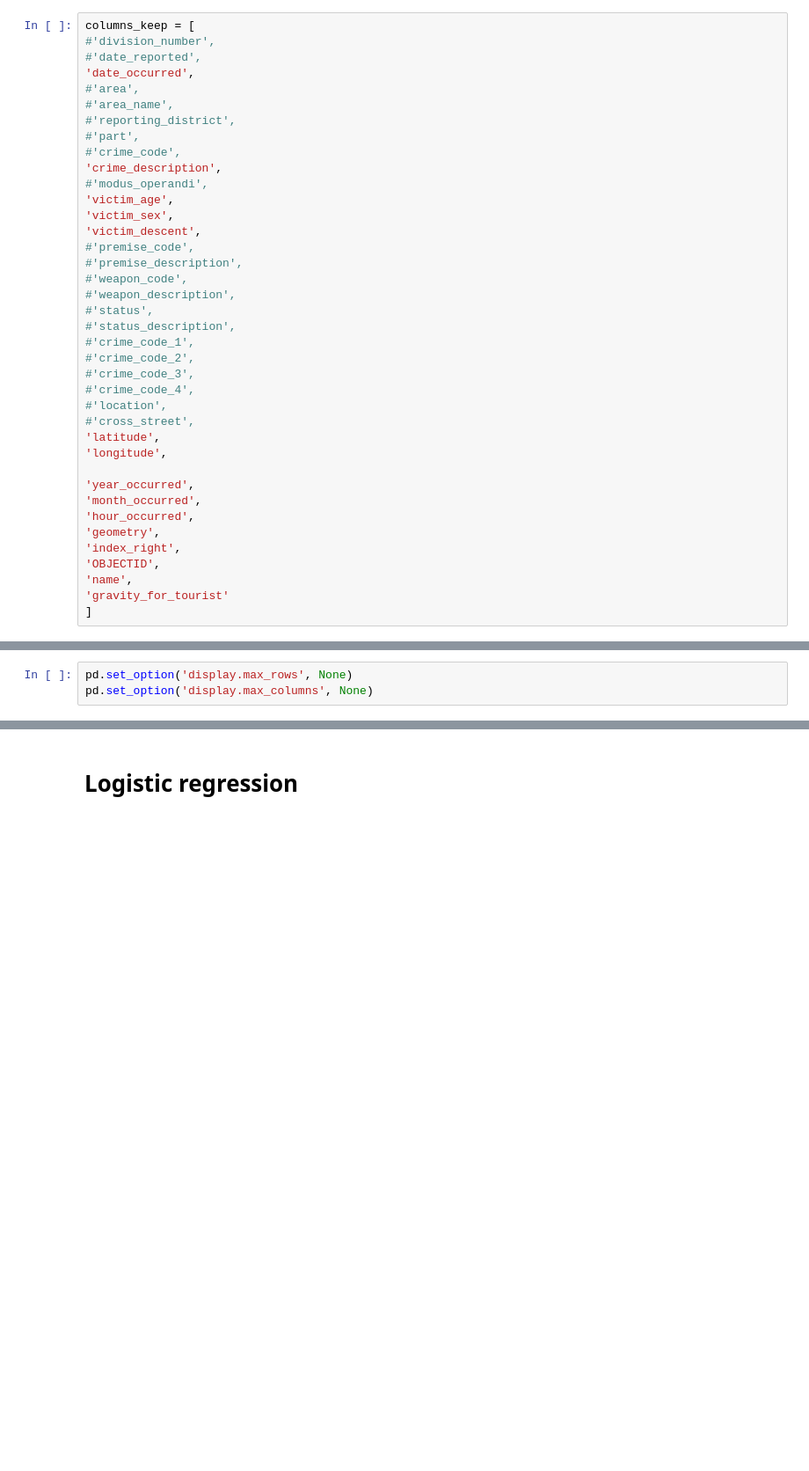
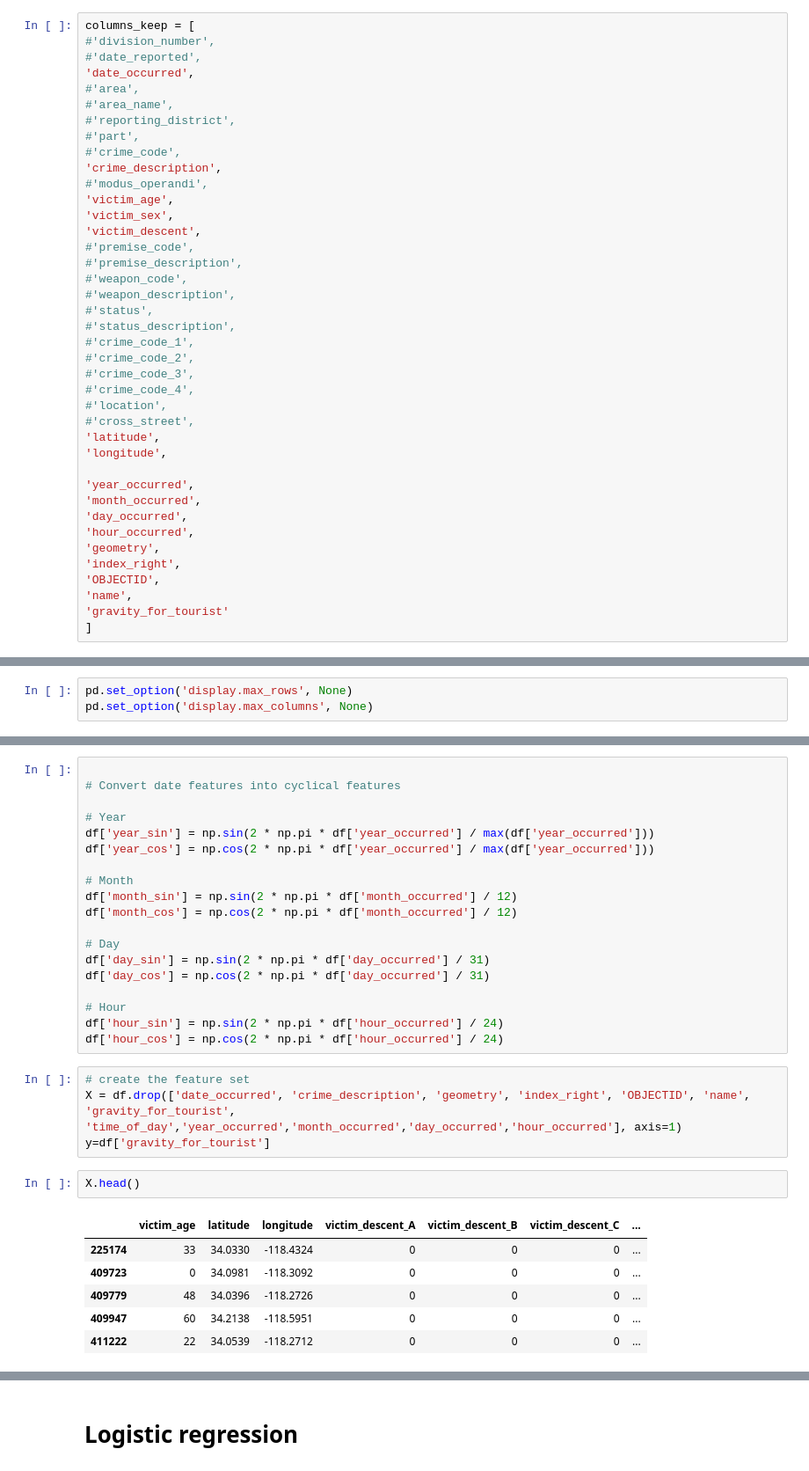
Before and after one commit to cris-sun/safe_live, a Jupyter notebook: notebooks/ml.ipynb, the cells around one changed output, grey strips where cells are left out. Shown: that part at 88% size. Saved outputs shown, nothing was run; the diff lists cells and outputs as text; blank space fills up the shorter version.

```diff
--- a/notebooks/ml.ipynb
+++ b/notebooks/ml.ipynb
@@ -97,6 +112,7 @@ columns_keep = [
 
 'year_occurred',
 'month_occurred',
+'day_occurred',
 'hour_occurred',
 'geometry',
 'index_right',
@@ -192,0 +233,32 @@ df.head()
+# %%
+
+# Convert date features into cyclical features
+
+# Year
+df['year_sin'] = np.sin(2 * np.pi * df['year_occurred'] / max(df['year_occurred']))
+df['year_cos'] = np.cos(2 * np.pi * df['year_occurred'] / max(df['year_occurred']))
+
+# Month
+df['month_sin'] = np.sin(2 * np.pi * df['month_occurred'] / 12)
+df['month_cos'] = np.cos(2 * np.pi * df['month_occurred'] / 12)
+
+# Day
+df['day_sin'] = np.sin(2 * np.pi * df['day_occurred'] / 31)
+df['day_cos'] = np.cos(2 * np.pi * df['day_occurred'] / 31)
+
+# Hour
+df['hour_sin'] = np.sin(2 * np.pi * df['hour_occurred'] / 24)
+df['hour_cos'] = np.cos(2 * np.pi * df['hour_occurred'] / 24)
+# %%
+# create the feature set
+X = df.drop(['date_occurred', 'crime_description', 'geometry', 'index_right', 'OBJECTID', 'name', 'gravity_for_tourist', 'time_of_day','year_occurred','month_occurred','day_occurred','hour_occurred'], axis=1)
+y=df['gravity_for_tourist']
+# %%
+X.head()
+# %% [output]
+|  | victim_age | latitude | longitude | victim_descent_A | victim_descent_B | victim_descent_C | ... |
+| 225174 | 33 | 34.0330 | -118.4324 | 0 | 0 | 0 | ... |
+| 409723 | 0 | 34.0981 | -118.3092 | 0 | 0 | 0 | ... |
+| 409779 | 48 | 34.0396 | -118.2726 | 0 | 0 | 0 | ... |
+| 409947 | 60 | 34.2138 | -118.5951 | 0 | 0 | 0 | ... |
+| 411222 | 22 | 34.0539 | -118.2712 | 0 | 0 | 0 | ... |
```
Also changed, not shown: parts of 14 cells of this notebook, 1 other file.
